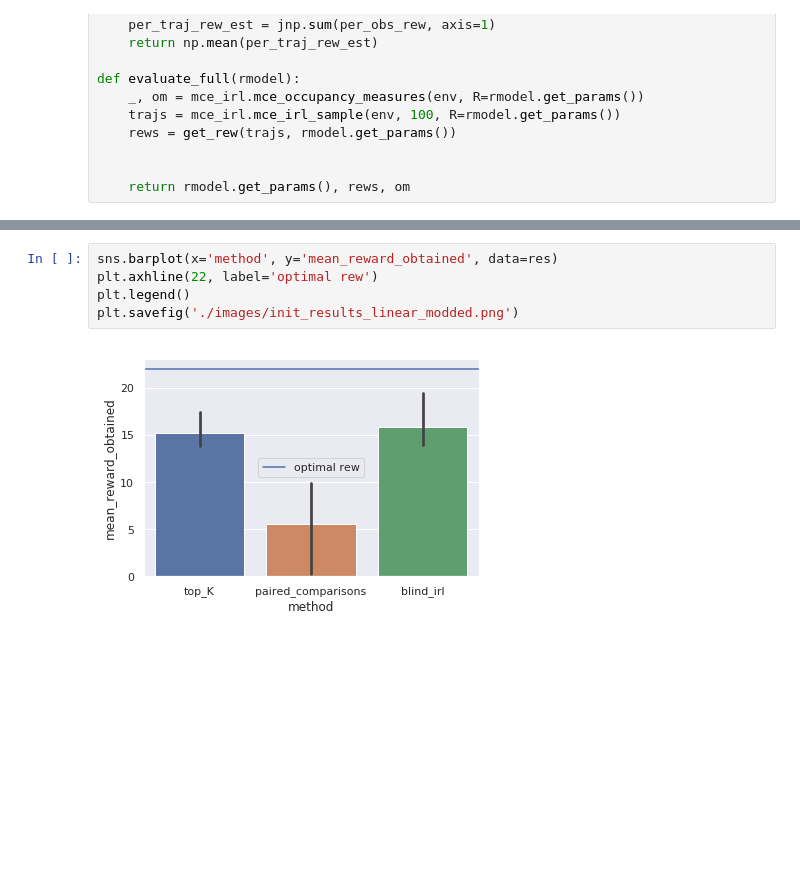
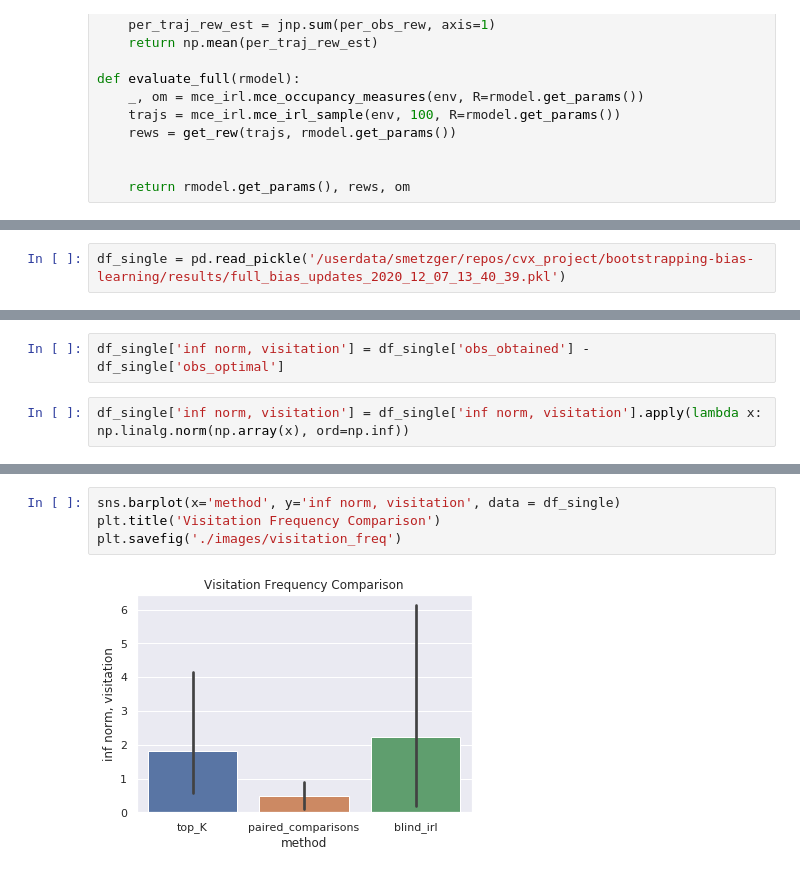
Before and after one commit to qxcv/bootstrapping-bias-learning, a Jupyter notebook: multi_learn.ipynb, the cells around one changed output, grey strips where cells are left out. Cells and saved outputs as stored; diff of their text form; blank space fills up the shorter version.

Commit message:
added more plotting and stuff to multi_learn: messy tho

```diff
--- a/multi_learn.ipynb
+++ b/multi_learn.ipynb
@@ -584,0 +781,2 @@ import seaborn as sns
+# %%
+df_single = pd.read_pickle('/userdata/smetzger/repos/cvx_project/bootstrapping-bias-learning/results/full_bias_updates_2020_12_07_13_40_39.pkl')
@@ -584,0 +907,4 @@ import seaborn as sns
+# %%
+df_single['inf norm, visitation'] = df_single['obs_obtained'] - df_single['obs_optimal']
+# %%
+df_single['inf norm, visitation'] = df_single['inf norm, visitation'].apply(lambda x: np.linalg.norm(np.array(x), ord=np.inf))
@@ -585,7 +924,6 @@ import seaborn as sns
 # %%
-sns.barplot(x='method', y='mean_reward_obtained', data=res)
-plt.axhline(22, label='optimal rew')
-plt.legend()
-plt.savefig('./images/init_results_linear_modded.png')
+sns.barplot(x='method', y='inf norm, visitation', data = df_single)
+plt.title('Visitation Frequency Comparison')
+plt.savefig('./images/visitation_freq')
 # %% [output]
-[figure, old version]
+[figure, new version]
```
Also changed, not shown: parts of 37 cells of this notebook, 1 other file.
